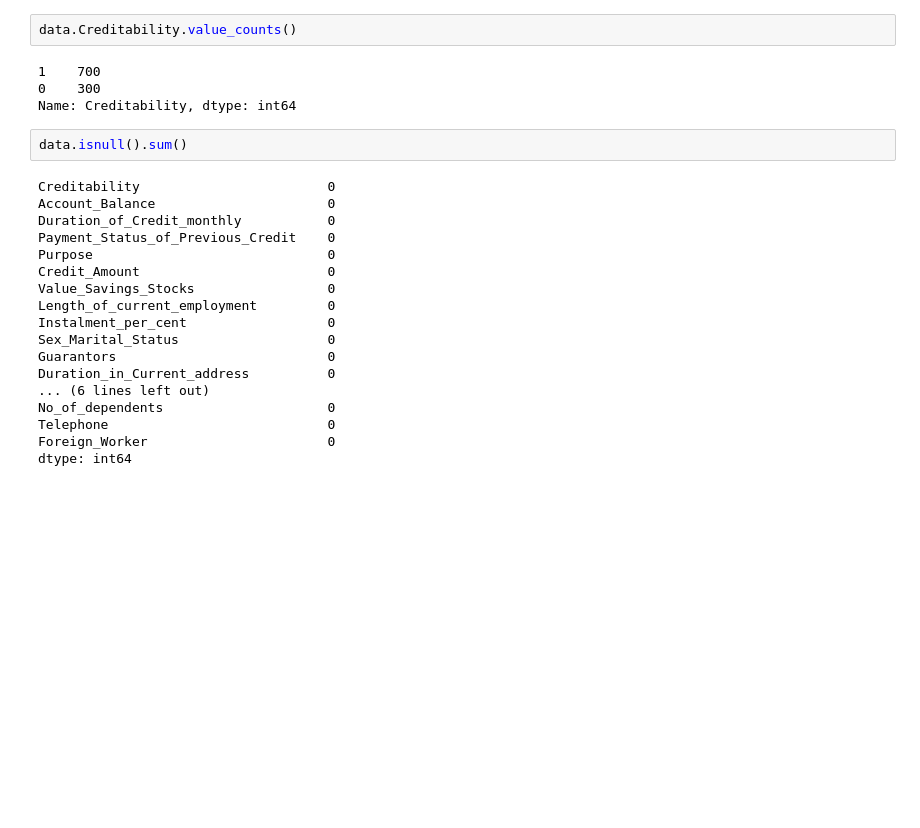
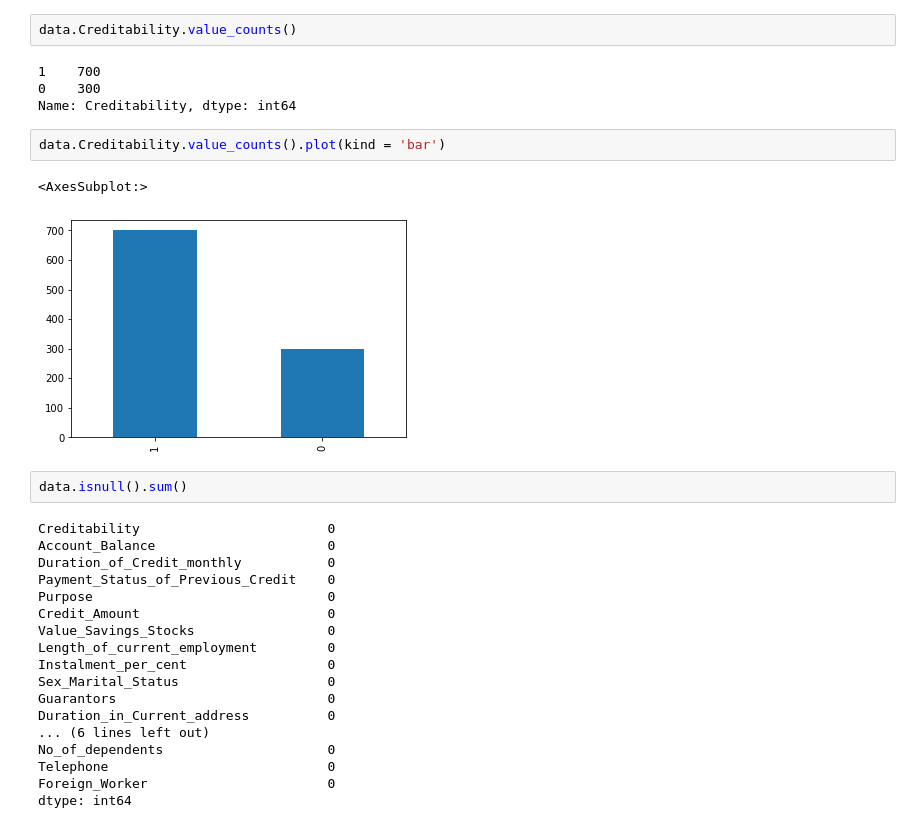
Before and after one commit to georgek2/ENd-To-EnD, a Jupyter notebook: 12_German_CD/creditability.ipynb, the cells around one changed output. Cells and saved outputs as stored; diff of their text form; blank space fills up the shorter version.

Commit message:
Model comparison: Credit risk analysis (German)

```diff
--- a/12_German_CD/creditability.ipynb
+++ b/12_German_CD/creditability.ipynb
@@ -90,6 +90,11 @@ data.Creditability.value_counts()
 1    700
 0    300
 Name: Creditability, dtype: int64
+# %%
+data.Creditability.value_counts().plot(kind = 'bar')
+# %% [output]
+<AxesSubplot:>
+[figure, added]
 # %%
 data.isnull().sum()
 # %% [output]
```
Also changed, not shown: parts of 32 cells of this notebook, 1 other file.
